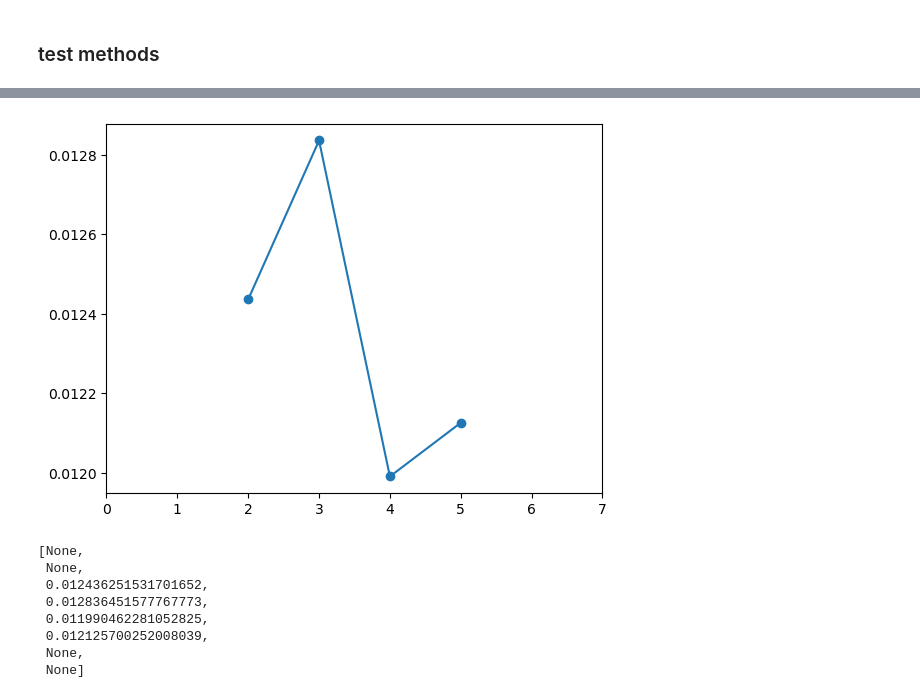
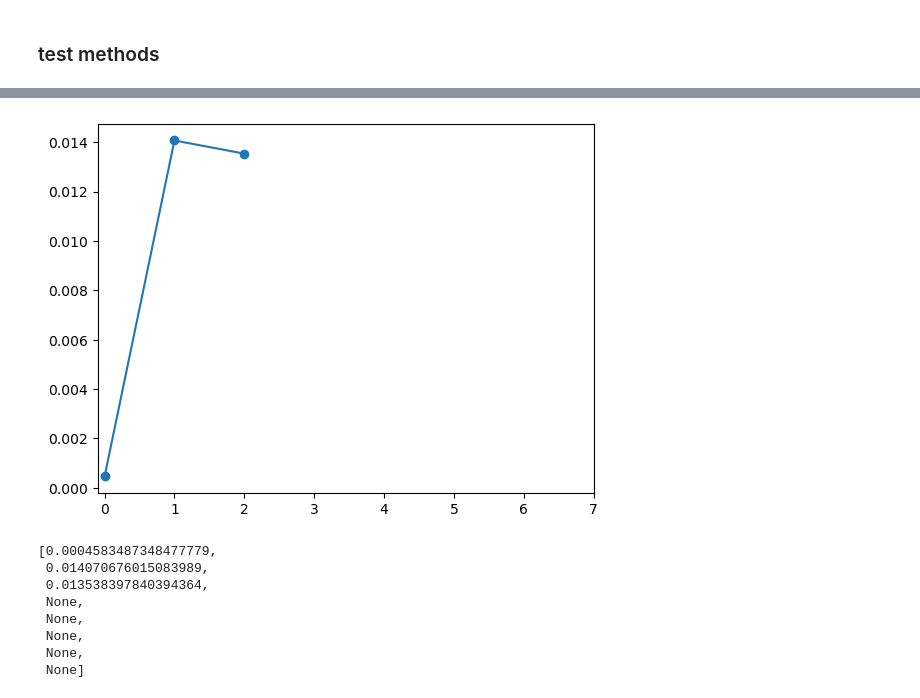
Before and after one commit to Liam-Caffrey/Capstone-Project, a Jupyter notebook: CapstoneProject.ipynb, the cells around one changed output, grey strips where cells are left out. Cells and saved outputs as stored; diff of their text form; code cells hidden in the pictures.

```diff
--- a/CapstoneProject.ipynb
+++ b/CapstoneProject.ipynb
@@ -838,14 +874,14 @@ Average degree                           :  30.570731707317073
 # %%
-#Dragonhawk, Fate's Tempest
-graphOverTime("Vivi Ornitier", pageranks)
+#Dragonhawk, Fate's Tempest ------ Vivi Ornitier
+graphOverTime("Cori-Steel Cutter", pageranks)
 # %% [output]
-[figure, old version]
+[figure, new version]
-[None,
+[0.0004583487348477779,
+ 0.014070676015083989,
+ 0.013538397840394364,
  None,
- 0.012436251531701652,
- 0.012836451577767773,
- 0.011990462281052825,
- 0.012125700252008039,
+ None,
+ None,
  None,
  None]
 # %%
```
Also changed, not shown: parts of 32 cells of this notebook.
